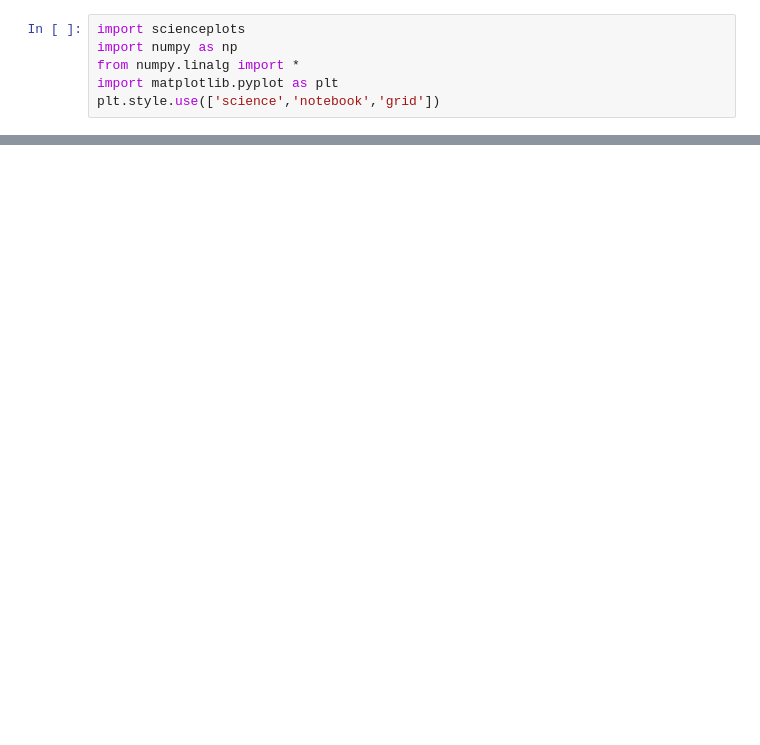
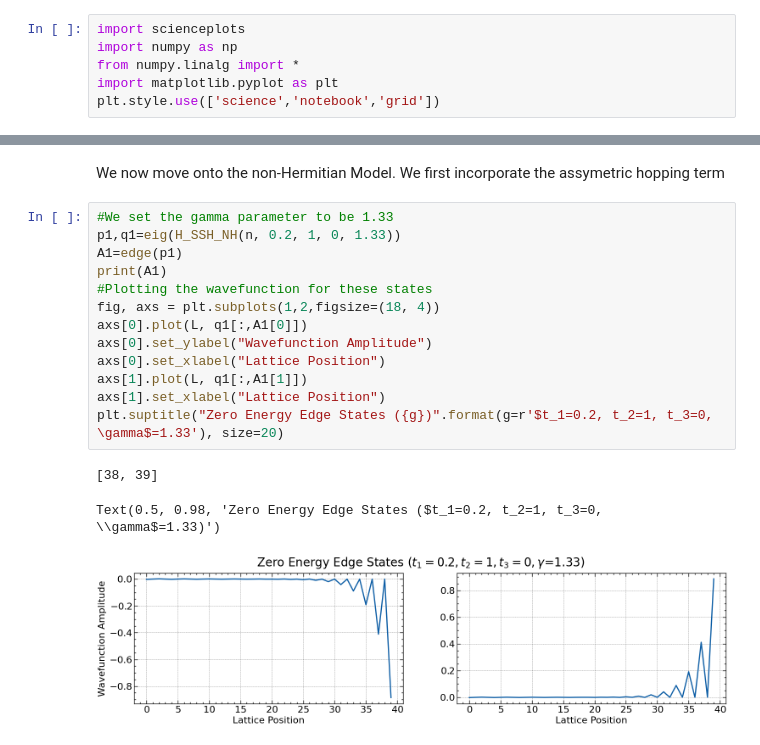
Before and after one commit to LoneWolf1304/Codes-Plots-and-other-Stuffs, a Jupyter notebook: SSH Model.ipynb, the cells around one changed output, grey strips where cells are left out. Cells and saved outputs as stored; diff of their text form; blank space fills up the shorter version.

```diff
--- a/SSH Model.ipynb
+++ b/SSH Model.ipynb
@@ -85,0 +159,19 @@ while i<2:
+# %% [markdown]
+We now move onto the non-Hermitian Model. We first incorporate the assymetric hopping term
+# %%
+#We set the gamma parameter to be 1.33
+p1,q1=eig(H_SSH_NH(n, 0.2, 1, 0, 1.33))
+A1=edge(p1)
+print(A1)
+#Plotting the wavefunction for these states
+fig, axs = plt.subplots(1,2,figsize=(18, 4))
+axs[0].plot(L, q1[:,A1[0]])
+axs[0].set_ylabel("Wavefunction Amplitude")
+axs[0].set_xlabel("Lattice Position")
+axs[1].plot(L, q1[:,A1[1]])
+axs[1].set_xlabel("Lattice Position")
+plt.suptitle("Zero Energy Edge States ({g})".format(g=r'$t_1=0.2, t_2=1, t_3=0, \gamma$=1.33'), size=20)
+# %% [output]
+[38, 39]
+Text(0.5, 0.98, 'Zero Energy Edge States ($t_1=0.2, t_2=1, t_3=0, \\gamma$=1.33)')
+[figure, added]
```
Also changed, not shown: parts of 32 cells of this notebook.
